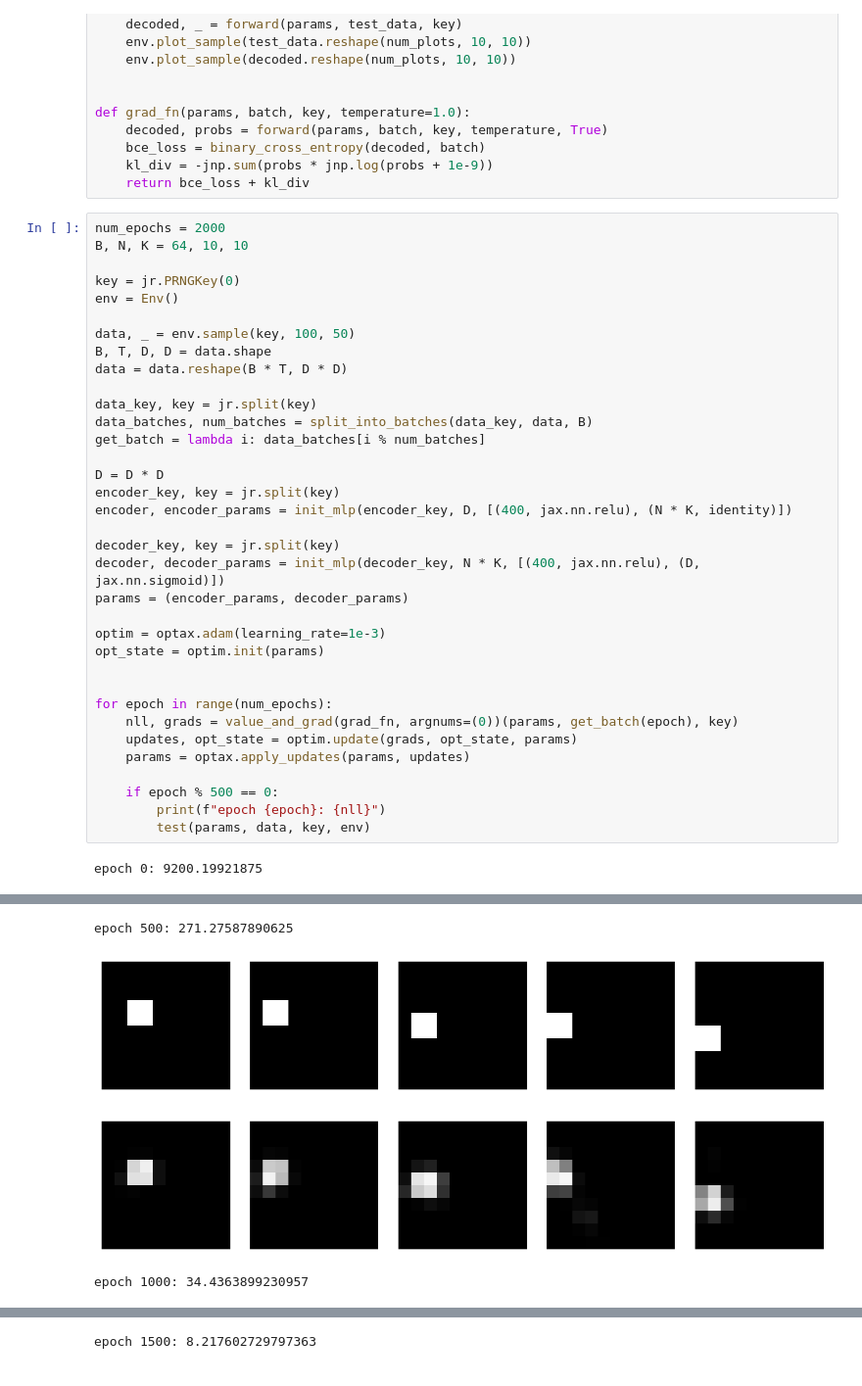
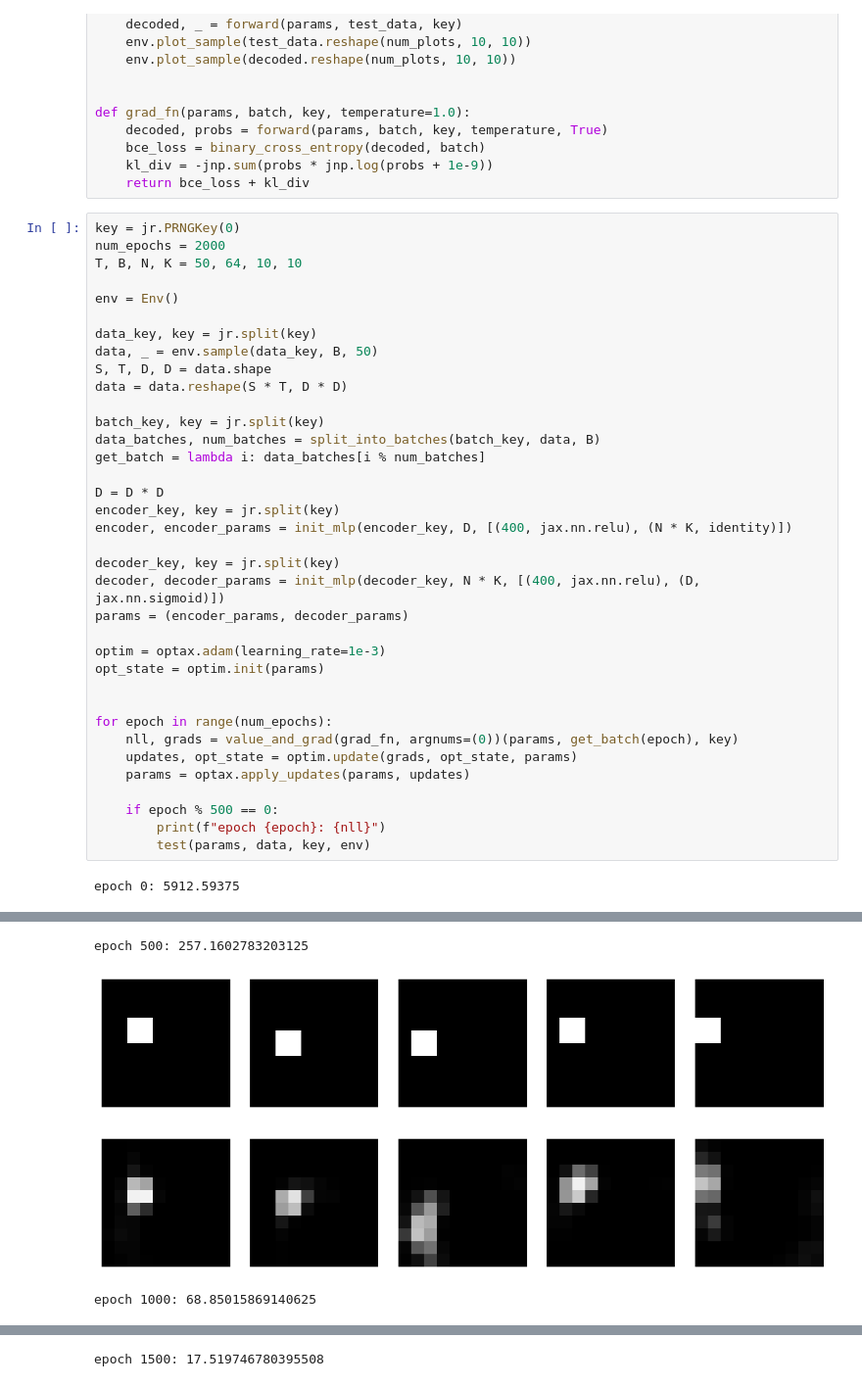
Before and after one commit to alec-tschantz/svae-jax, a Jupyter notebook: examples/hmm/vae.ipynb, the cells around one changed output, grey strips where cells are left out. Shown at 98% size. Drawn from its saved outputs; the diff is of its cells as text.

```diff
--- a/examples/hmm/vae.ipynb
+++ b/examples/hmm/vae.ipynb
@@ -38,18 +38,19 @@ def grad_fn(params, batch, key, temperature=1.0):
     kl_div = -jnp.sum(probs * jnp.log(probs + 1e-9))
     return bce_loss + kl_div
 # %%
+key = jr.PRNGKey(0)
 num_epochs = 2000
-B, N, K = 64, 10, 10
+T, B, N, K = 50, 64, 10, 10
 
-key = jr.PRNGKey(0)
 env = Env()
 
-data, _ = env.sample(key, 100, 50)
-B, T, D, D = data.shape
-data = data.reshape(B * T, D * D)
+data_key, key = jr.split(key)
+data, _ = env.sample(data_key, B, 50)
+S, T, D, D = data.shape
+data = data.reshape(S * T, D * D)
 
-data_key, key = jr.split(key)
-data_batches, num_batches = split_into_batches(data_key, data, B)
+batch_key, key = jr.split(key)
+data_batches, num_batches = split_into_batches(batch_key, data, B)
 get_batch = lambda i: data_batches[i % num_batches]
 
 D = D * D
@@ -73,4 +74,4 @@ for epoch in range(num_epochs):
         print(f"epoch {epoch}: {nll}")
         test(params, data, key, env)
 # %% [output]
-epoch 0: 9200.19921875
+epoch 0: 5912.59375
@@ -79,4 +80,4 @@ epoch 0: 9200.19921875
-epoch 500: 271.27587890625
+epoch 500: 257.1602783203125
-[figure, old version]
+[figure, new version]
-[figure, old version]
+[figure, new version]
-epoch 1000: 34.4363899230957
+epoch 1000: 68.85015869140625
@@ -85 +86 @@ epoch 1000: 34.4363899230957
-epoch 1500: 8.217602729797363
+epoch 1500: 17.519746780395508
```
Also changed, not shown: parts of 2 cells of this notebook, 8 other files.
